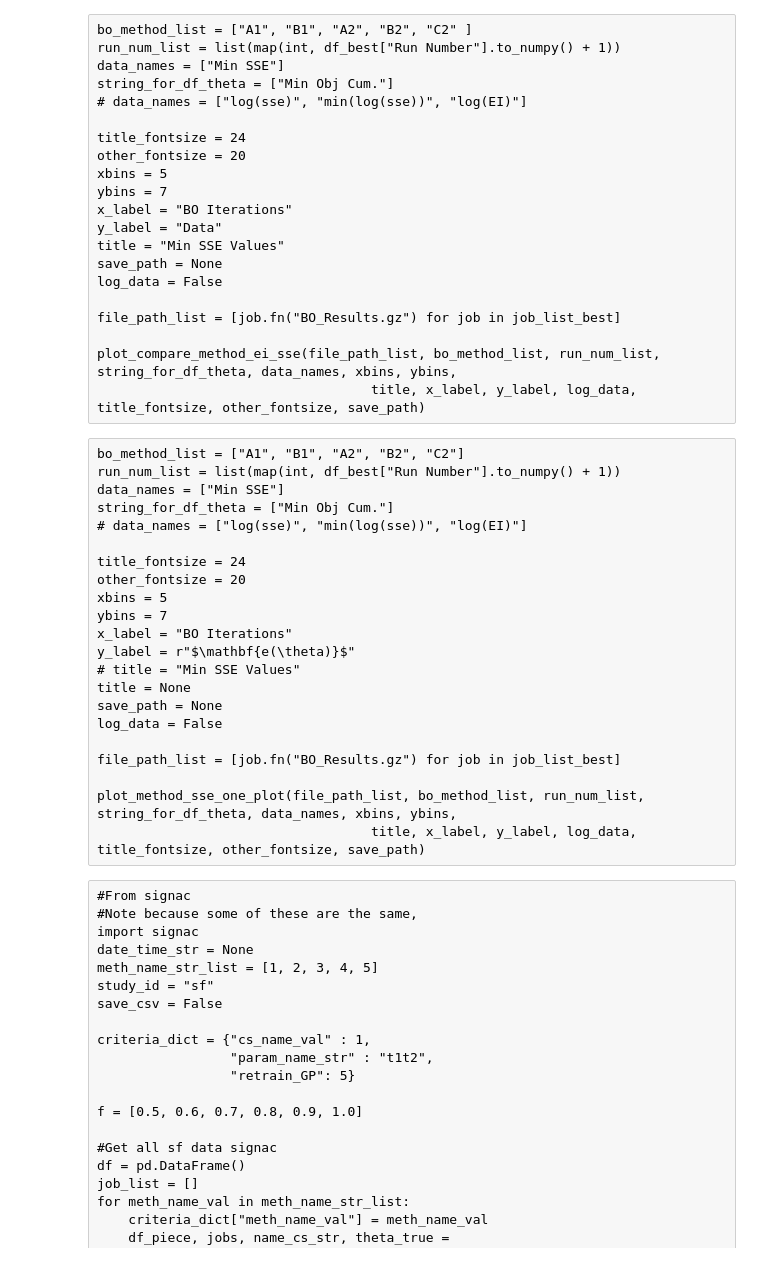
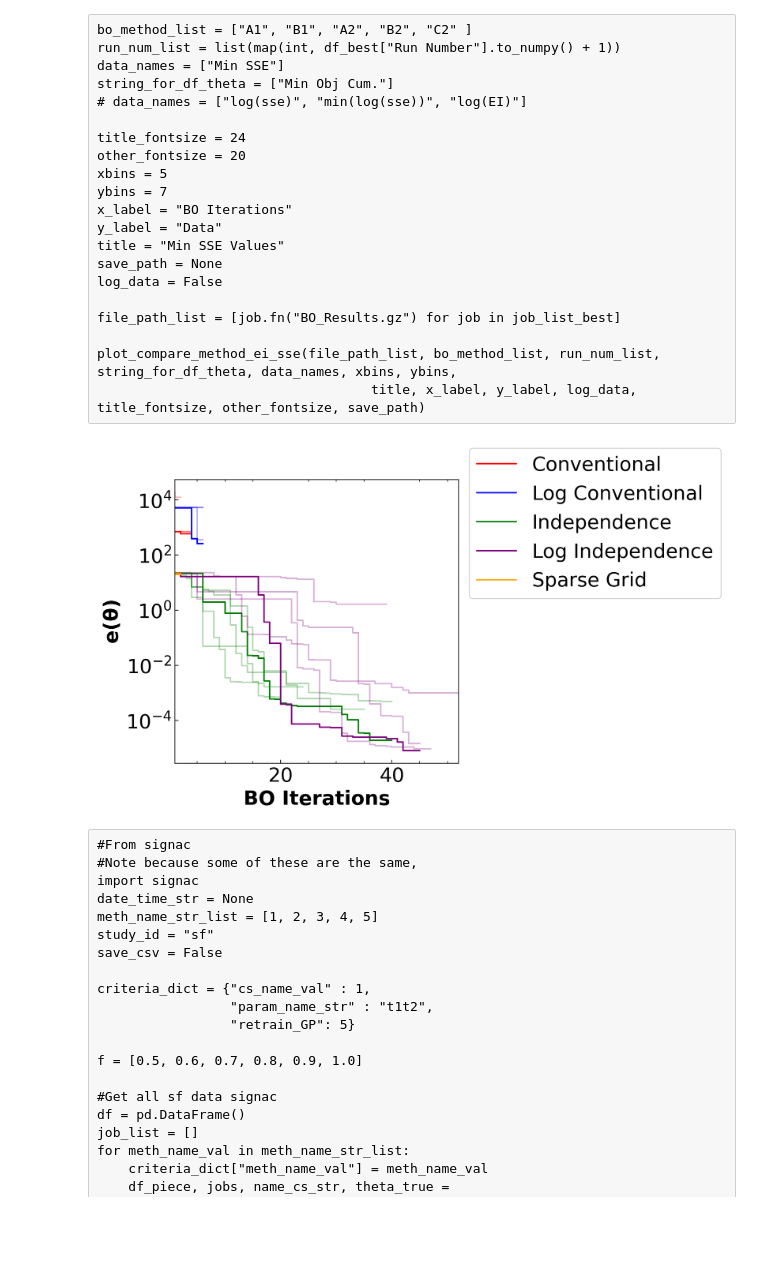
Before and after one commit to dowlinglab/GPBO_Emulators, a Jupyter notebook: experiment_analysis.ipynb, the cells around one changed output. Cells and saved outputs as stored; diff of their text form; code cells hidden in the pictures; blank space fills up the shorter version.

```diff
--- a/experiment_analysis.ipynb
+++ b/experiment_analysis.ipynb
@@ -55,7 +55,7 @@ import signac
 date_time_str = None
 meth_name_str_list = [1, 2, 3, 4, 5]
 study_id = "ep"
-save_csv = True
+save_csv = False
 
 
 criteria_dict = {"cs_name_val" : 9,
@@ -221,28 +234,30 @@ file_path_list = [job.fn("BO_Results.gz") for job in job_list_best]
 
 plot_compare_method_ei_sse(file_path_list, bo_method_list, run_num_list, string_for_df_theta, data_names, xbins, ybins,
                                    title, x_label, y_label, log_data, title_fontsize, other_fontsize, save_path)
-# %% [raw]
-bo_method_list = ["A1", "B1", "A2", "B2", "C2"]
-run_num_list = list(map(int, df_best["Run Number"].to_numpy() + 1))
-data_names = ["Min SSE"]
-string_for_df_theta = ["Min Obj Cum."]
-# data_names = ["log(sse)", "min(log(sse))", "log(EI)"]
-
-title_fontsize = 24
-other_fontsize = 20
-xbins = 5
-ybins = 7
-x_label = "BO Iterations"
-y_label = r"$\mathbf{e(\theta)}$"
-# title = "Min SSE Values"
-title = None
-save_path = None
-log_data = False
-
-file_path_list = [job.fn("BO_Results.gz") for job in job_list_best]
-
-plot_method_sse_one_plot(file_path_list, bo_method_list, run_num_list, string_for_df_theta, data_names, xbins, ybins,
-                                   title, x_label, y_label, log_data, title_fontsize, other_fontsize, save_path)
+# %%
+bo_method_list = ["A1", "B1", "A2", "B2", "C2"]
+run_num_list = list(map(int, df_best["Run Number"].to_numpy() + 1))
+data_names = ["Min SSE"]
+string_for_df_theta = ["Min Obj Cum."]
+# data_names = ["log(sse)", "min(log(sse))", "log(EI)"]
+
+title_fontsize = 24
+other_fontsize = 20
+xbins = 5
+ybins = 7
+x_label = "BO Iterations"
+y_label = r"$\mathbf{e(\theta)}$"
+# title = "Min SSE Values"
+title = None
+save_path = None
+log_data = False
+
+file_path_list = [job.fn("BO_Results.gz") for job in job_list_best]
+
+plot_method_sse_one_plot(file_path_list, bo_method_list, run_num_list, string_for_df_theta, data_names, xbins, ybins,
+                                   title, x_label, y_label, log_data, title_fontsize, other_fontsize, save_path)
+# %% [output]
+[figure, added]
 # %%
 #Plot Muller potential
 project = signac.get_project()
```
Also changed, not shown: parts of 2 cells of this notebook, 1 other file.
